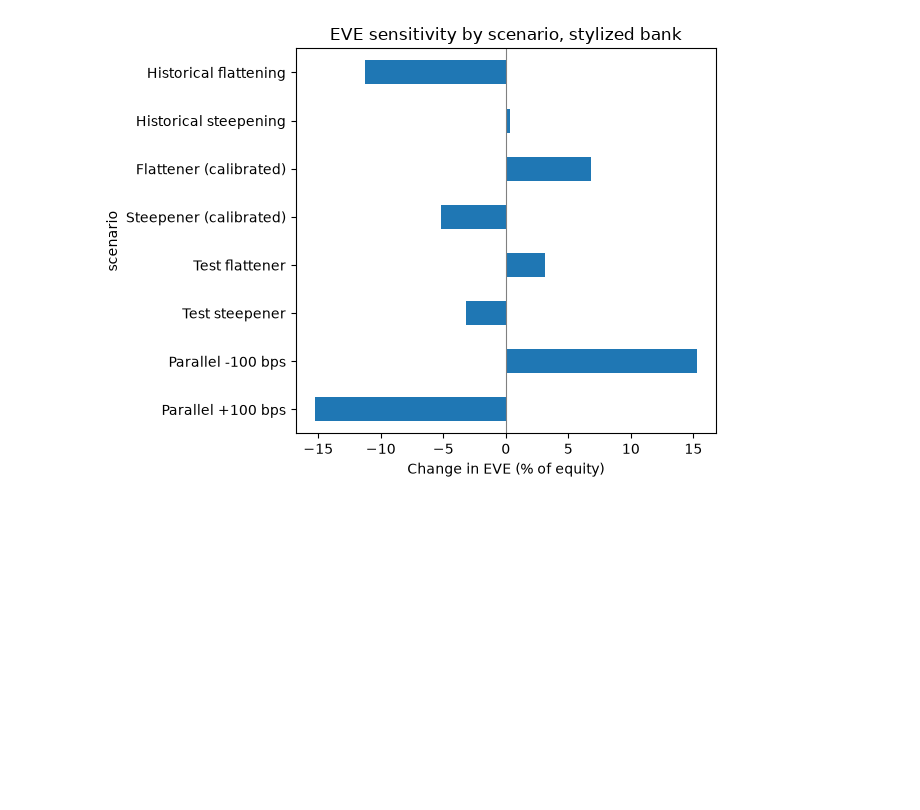
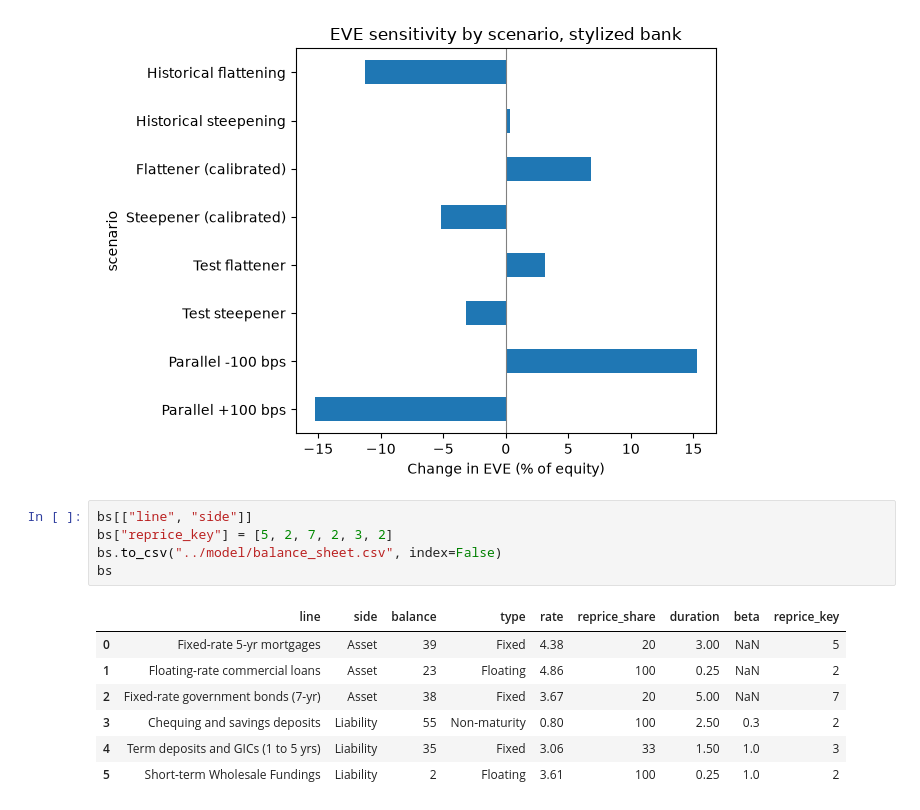
Before and after one commit to ritzsaha/bank-rate-risk-model, a Jupyter notebook: notebooks/03_scenarios.ipynb, the cells around one changed output. Cells and saved outputs as stored; diff of their text form; blank space fills up the shorter version.

```diff
--- a/notebooks/03_scenarios.ipynb
+++ b/notebooks/03_scenarios.ipynb
@@ -117,3 +119,16 @@ plt.tight_layout()
 plt.show()
 # %% [output]
 [figure]
+# %%
+bs[["line", "side"]]
+bs["reprice_key"] = [5, 2, 7, 2, 3, 2]
+bs.to_csv("../model/balance_sheet.csv", index=False)
+bs
+# %% [output]
+|  | line | side | balance | type | rate | reprice_share | duration | beta | reprice_key |
+| 0 | Fixed-rate 5-yr mortgages | Asset | 39 | Fixed | 4.38 | 20 | 3.00 | NaN | 5 |
+| 1 | Floating-rate commercial loans | Asset | 23 | Floating | 4.86 | 100 | 0.25 | NaN | 2 |
+| 2 | Fixed-rate government bonds (7-yr) | Asset | 38 | Fixed | 3.67 | 20 | 5.00 | NaN | 7 |
+| 3 | Chequing and savings deposits | Liability | 55 | Non-maturity | 0.80 | 100 | 2.50 | 0.3 | 2 |
+| 4 | Term deposits and GICs (1 to 5 yrs) | Liability | 35 | Fixed | 3.06 | 33 | 1.50 | 1.0 | 3 |
+| 5 | Short-term Wholesale Fundings | Liability | 2 | Floating | 3.61 | 100 | 0.25 | 1.0 | 2 |
```
Also changed, not shown: parts of 4 cells of this notebook, 4 other files.
